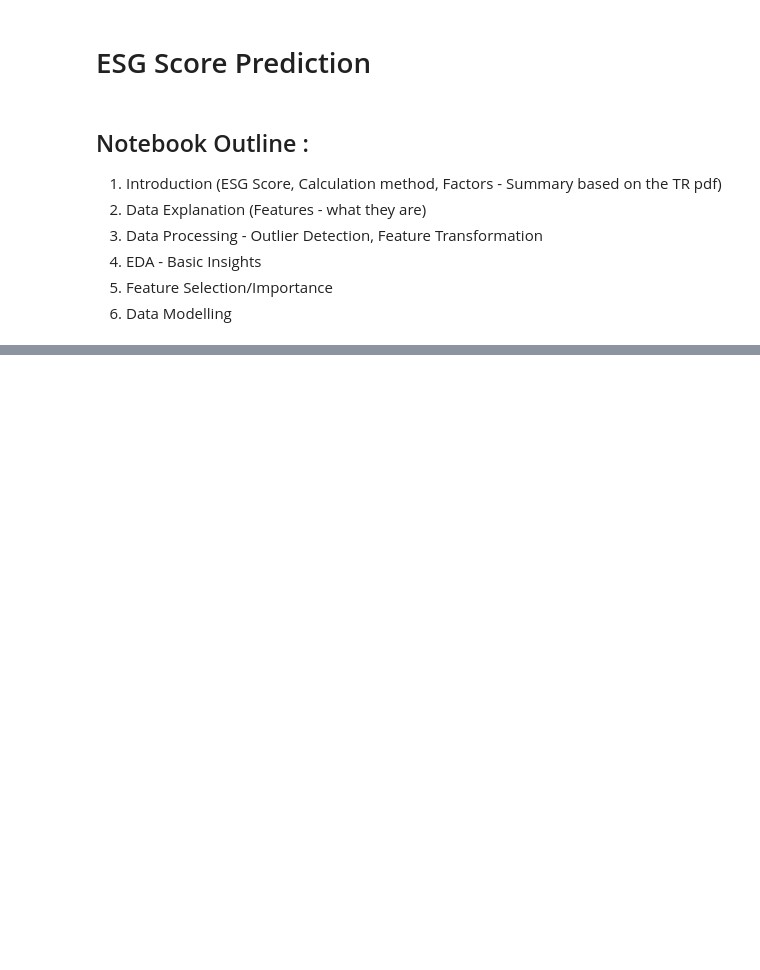
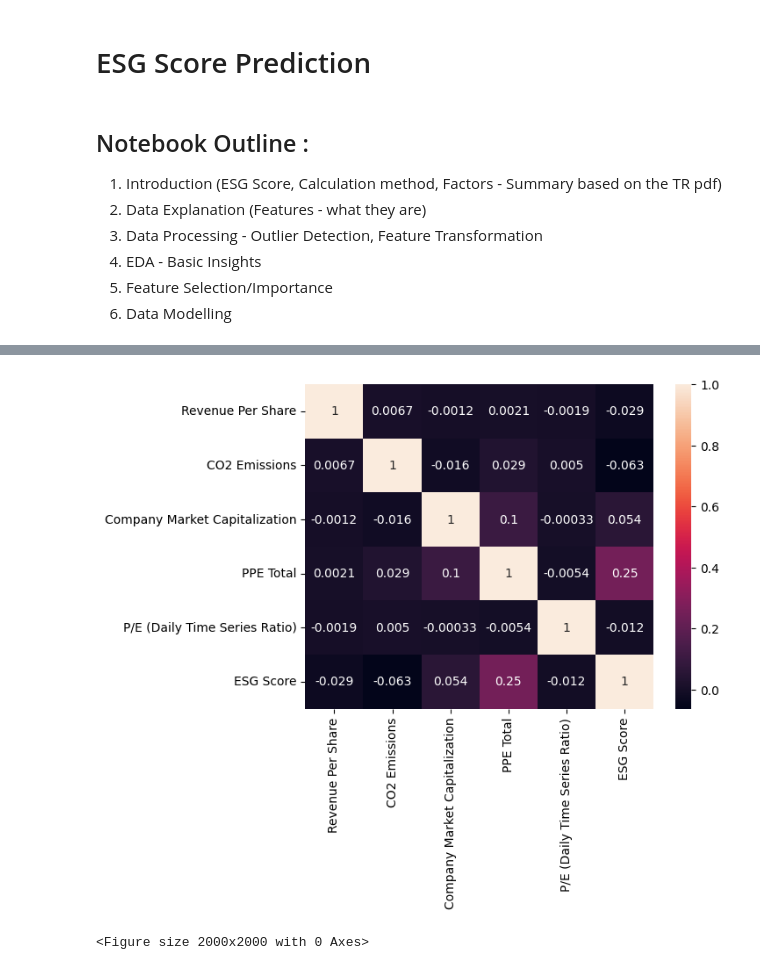
Before and after one commit to sprabhu4/SP_ESG_Pred, a Jupyter notebook: Code.ipynb, the cells around one changed output, grey strips where cells are left out. Cells and saved outputs as stored; diff of their text form; code cells hidden in the pictures; blank space fills up the shorter version.

```diff
--- a/Code.ipynb
+++ b/Code.ipynb
@@ -83,0 +350,17 @@ df_firm.head(20)
+# %%
+columns = [
+    "Revenue Per Share",
+    "CO2 Emissions",
+    "Company Market Capitalization",
+    "PPE Total",
+    "P/E (Daily Time Series Ratio)",
+    "ESG Score",
+]
+# %%
+cormat = df_firm[columns].corr()
+sns.heatmap(cormat, annot=True)
+plt.figure(figsize=(20, 20))
+plt.show()
+# %% [output]
+[figure, added]
+<Figure size 2000x2000 with 0 Axes>
```
Also changed, not shown: parts of 119 cells of this notebook, 2 other files.
